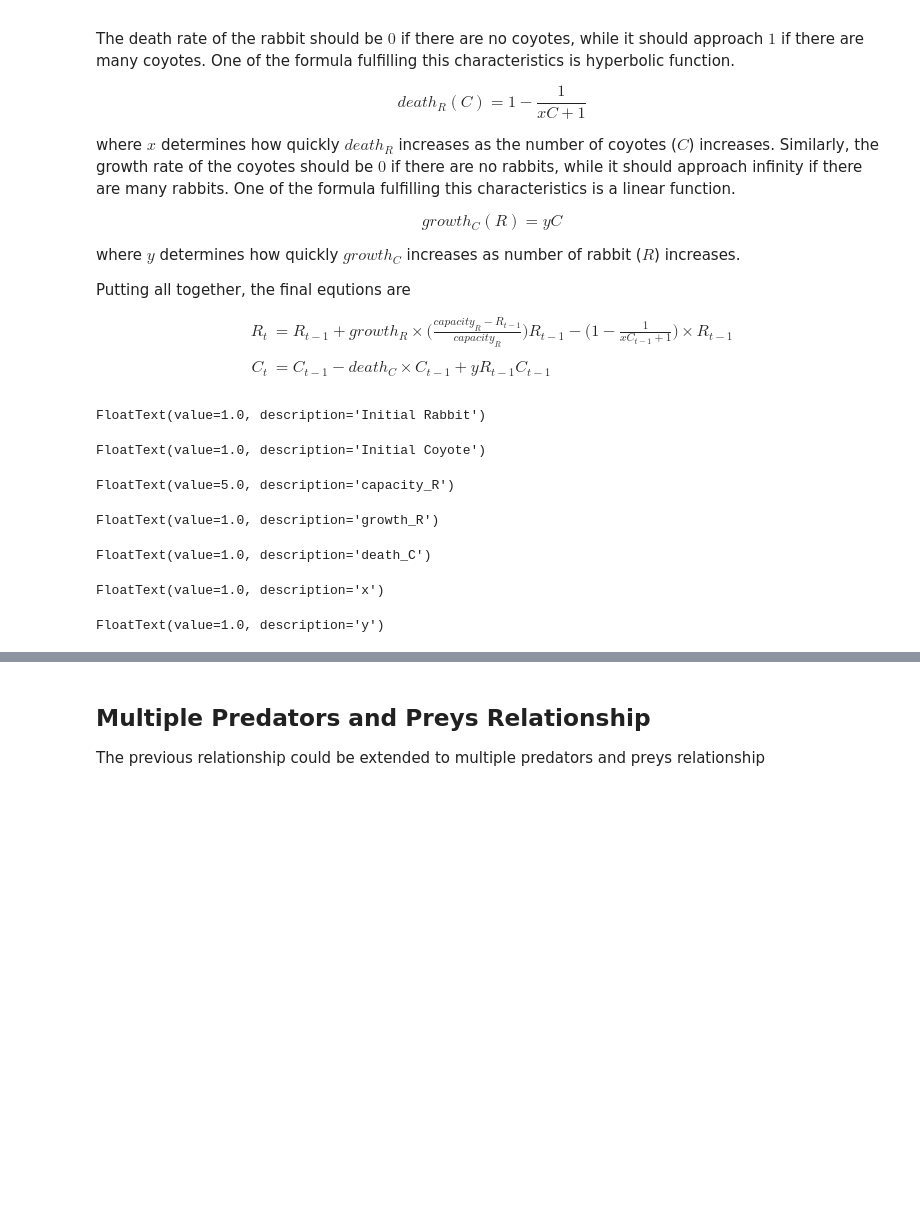
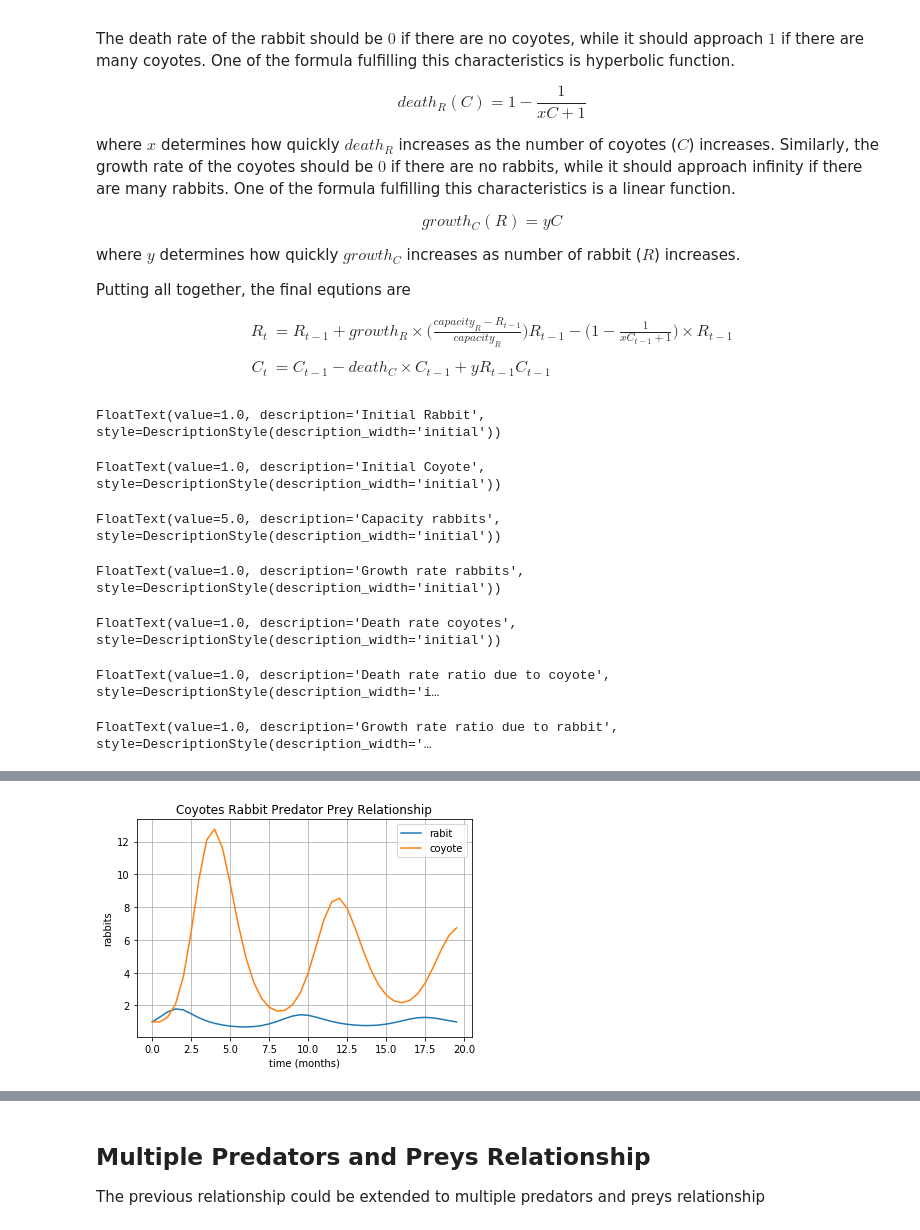
Before and after one commit to hillegass/complex-sim, a Jupyter notebook: src/dev2.ipynb, the cells around one changed output, grey strips where cells are left out. Cells and saved outputs as stored; diff of their text form; code cells hidden in the pictures; blank space fills up the shorter version.

```diff
--- a/src/dev2.ipynb
+++ b/src/dev2.ipynb
@@ -151,45 +153,46 @@ $$
 $$
 # %%
 %matplotlib inline
-initial_rabbit = widgets.FloatText(description="Initial Rabbit", value=1)
-initial_coyote = widgets.FloatText(description="Initial Coyote", value=1)
-capacity = widgets.FloatText(description="capacity_R", value=5)
-growth_rate = widgets.FloatText(description="growth_R", value=1)
-death_rate = widgets.FloatText(description="death_C", value=1)
-x = widgets.FloatText(description="x", value=1)
-y = widgets.FloatText(description="y", value=1)
+initial_rabbit = widgets.FloatText(description="Initial Rabbit",style=style, value=1)
+initial_coyote = widgets.FloatText(description="Initial Coyote",style=style, value=1)
+capacity = widgets.FloatText(description="Capacity rabbits", style=style,value=5)
+growth_rate = widgets.FloatText(description="Growth rate rabbits", style=style,value=1)
+death_rate = widgets.FloatText(description="Death rate coyotes", style=style,value=1)
+x = widgets.FloatText(description="Death rate ratio due to coyote",style=style, value=1)
+y = widgets.FloatText(description="Growth rate ratio due to rabbit",style=style, value=1)
 button = widgets.Button(description="Plot Graph")
 display(initial_rabbit, initial_coyote, capacity, growth_rate, death_rate, x, y, button)
 def plot_graph(b):
     clear_output()
     display(initial_rabbit, initial_coyote, capacity, growth_rate, death_rate, x, y, button)
     fig = plt.figure()
     ax = fig.add_subplot(111)
     t = np.arange(0, 20, 0.5)
     s = np.zeros(t.shape)
     p = np.zeros(t.shape)
     R = initial_rabbit.value
     C = initial_coyote.value
     for i in range(t.shape[0]):
         s[i] = R
         p[i] = C
         R = R + growth_rate.value * (capacity.value - R)/(capacity.value) * R - (1 - 1/(x.value*C + 1))*R
         C = C - death_rate.value * C  + y.value*s[i]*C
 
     ax.plot(t, s, label="rabit")
     ax.plot(t, p, label="coyote")
     ax.set(xlabel='time (months)', ylabel='rabbits',
        title='Coyotes Rabbit Predator Prey Relationship')
     ax.grid()
     ax.legend()
 
 button.on_click(plot_graph)
 # %% [output]
-FloatText(value=1.0, description='Initial Rabbit')
+FloatText(value=1.0, description='Initial Rabbit', style=DescriptionStyle(description_width='initial'))
-FloatText(value=1.0, description='Initial Coyote')
+FloatText(value=1.0, description='Initial Coyote', style=DescriptionStyle(description_width='initial'))
-FloatText(value=5.0, description='capacity_R')
+FloatText(value=5.0, description='Capacity rabbits', style=DescriptionStyle(description_width='initial'))
-FloatText(value=1.0, description='growth_R')
+FloatText(value=1.0, description='Growth rate rabbits', style=DescriptionStyle(description_width='initial'))
-FloatText(value=1.0, description='death_C')
+FloatText(value=1.0, description='Death rate coyotes', style=DescriptionStyle(description_width='initial'))
-FloatText(value=1.0, description='x')
+FloatText(value=1.0, description='Death rate ratio due to coyote', style=DescriptionStyle(description_width='i…
-FloatText(value=1.0, description='y')
+FloatText(value=1.0, description='Growth rate ratio due to rabbit', style=DescriptionStyle(description_width='…
 [interactive output not drawn]
+[figure, added]
```
Also changed, not shown: parts of 6 cells of this notebook.
